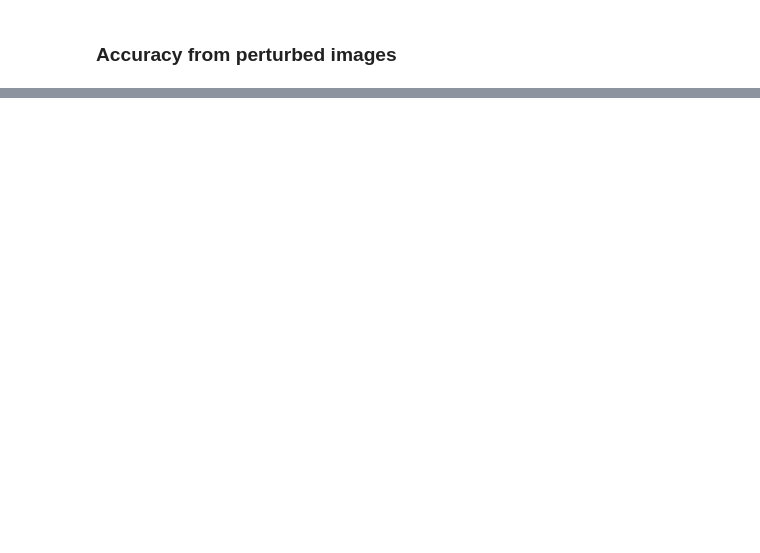
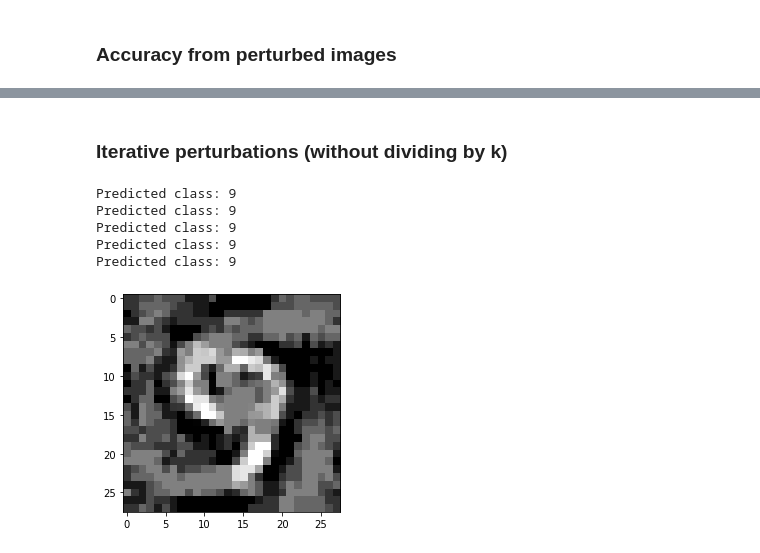
Before and after one commit to armandordorica/ECE1513_A5_Adversarial_training, a Jupyter notebook: ECE1513_A5_V2.ipynb, the cells around one changed output, grey strips where cells are left out. Drawn from its saved outputs; the diff is of its cells as text; code cells hidden in the pictures; blank space fills up the shorter version.

```diff
--- a/ECE1513_A5_V2.ipynb
+++ b/ECE1513_A5_V2.ipynb
@@ -724,0 +625,27 @@ Text(0, 0.5, '$Accuracy$')
+# %% [markdown]
+### **Iterative perturbations (without dividing by k)**
+# %%
+index  = 1164
+epsilon  = 0.1
+x = test_images[index]
+x_reshaped = np.reshape(x, [1,28,28,1])
+
+perturbed_images = []
+for i in range(0,5):
+  # Q3
+  x_grad = grad(loss,1)(params, shape_as_image(x_reshaped, test_labels[index]))
+  np_x_grad = np.array(x_grad[0])
+  np_x_grad_sign = np.sign(np_x_grad)
+  perturbation  = np_x_grad_sign* epsilon
+
+  x_star = x_reshaped + perturbation
+  x_reshaped = x_star
+  perturbed_images.append(x_star)
+  predict_image(x_star)
+# %% [output]
+Predicted class: 9
+Predicted class: 9
+Predicted class: 9
+Predicted class: 9
+Predicted class: 9
+[figure, added]
```
Also changed, not shown: parts of 42 cells of this notebook.
